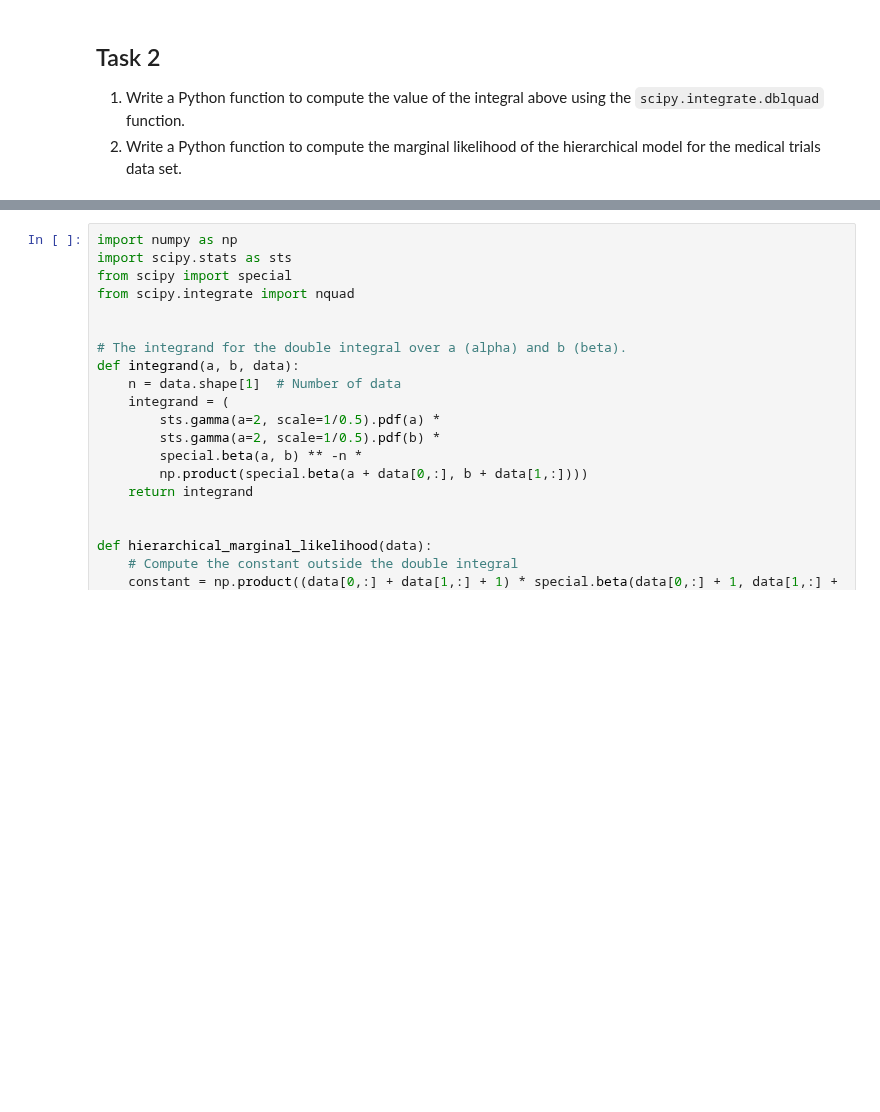
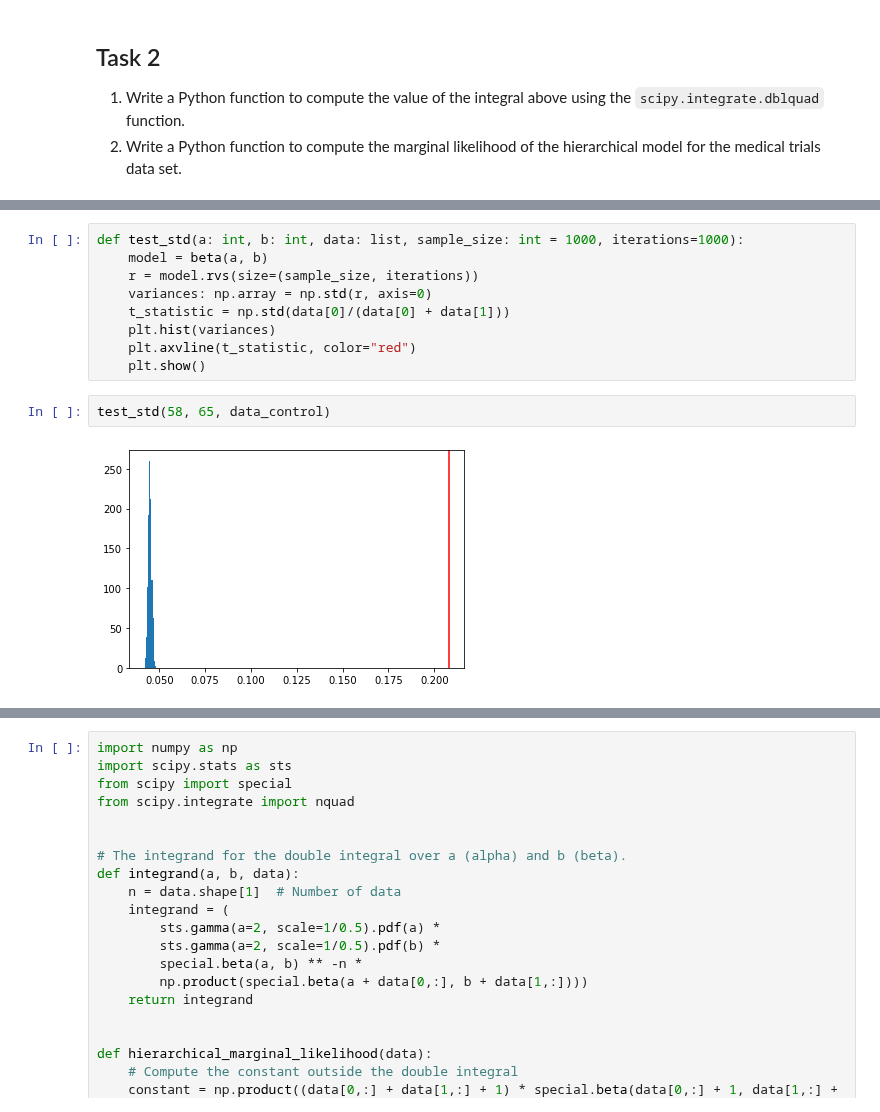
Before and after one commit to Inventrohyder/cs146, a Jupyter notebook: Assignments/assignment-4/notebook.ipynb, the cells around one changed output, grey strips where cells are left out. Drawn from its saved outputs; the diff is of its cells as text; blank space fills up the shorter version.

```diff
--- a/Assignments/assignment-4/notebook.ipynb
+++ b/Assignments/assignment-4/notebook.ipynb
@@ -169,0 +268,13 @@ Unfortunately we cannot evaluate the remaining integrals analytically, so we res
+# %%
+def test_std(a: int, b: int, data: list, sample_size: int = 1000, iterations=1000):
+    model = beta(a, b)
+    r = model.rvs(size=(sample_size, iterations))
+    variances: np.array = np.std(r, axis=0)
+    t_statistic = np.std(data[0]/(data[0] + data[1]))
+    plt.hist(variances)
+    plt.axvline(t_statistic, color="red")
+    plt.show()
+# %%
+test_std(58, 65, data_control)
+# %% [output]
+[figure, added]
```
Also changed, not shown: parts of 13 cells of this notebook.
